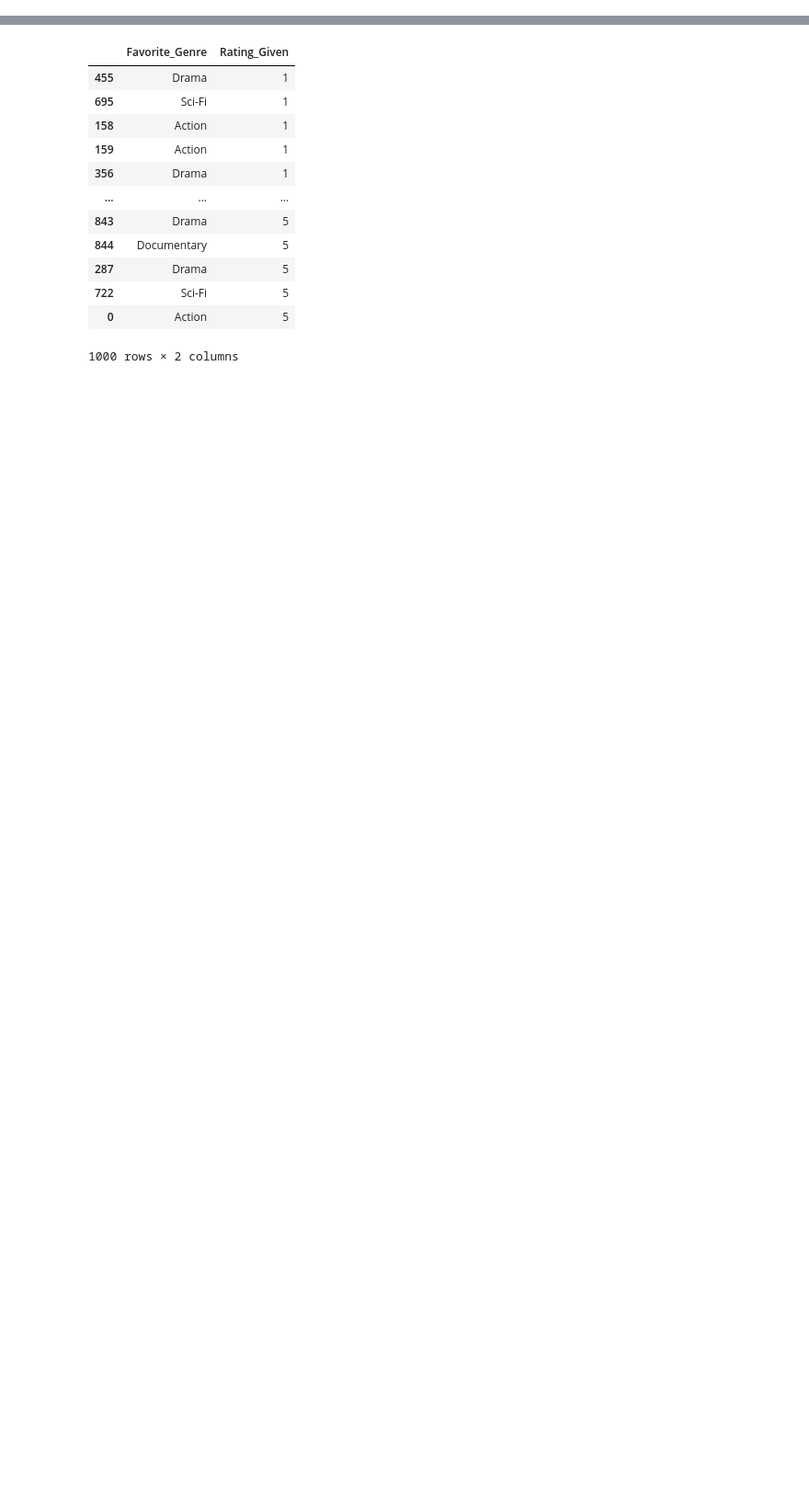
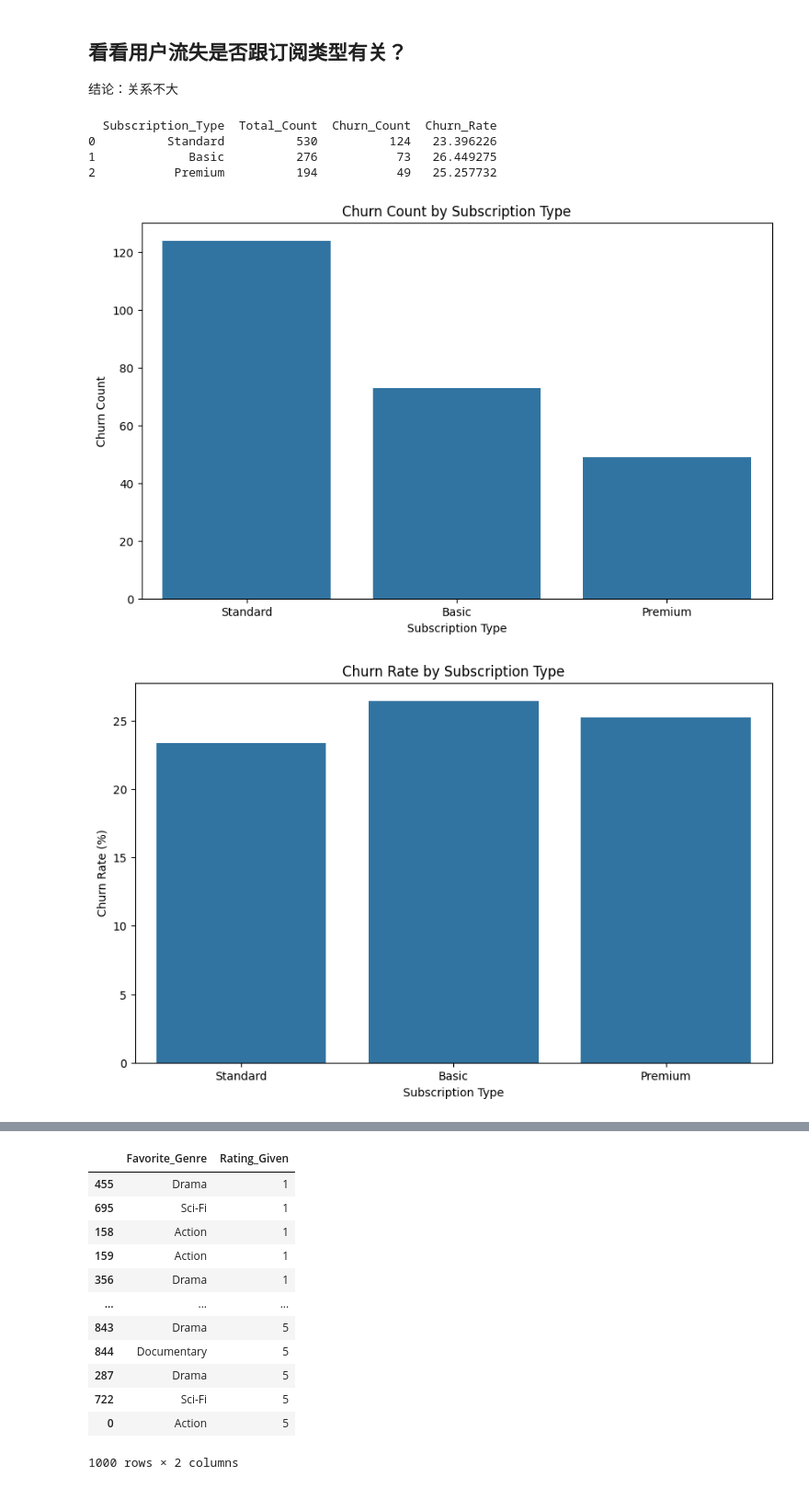
Before and after one commit to EvaW01/schulich_data_science_Xinyue-Wang, a Jupyter notebook: MBAN6110/MBAN A1.ipynb, the cells around one changed output, grey strips where cells are left out. Shown at 92% size. Cells and saved outputs as stored; diff of their text form; code cells hidden in the pictures; blank space fills up the shorter version.

```diff
--- a/MBAN6110/MBAN A1.ipynb
+++ b/MBAN6110/MBAN A1.ipynb
@@ -92,0 +288,46 @@ df[['Devices_Used','Rating_Given']].sort_values('Rating_Given', ascending=True)
+# %% [markdown]
+## 看看用户流失是否跟订阅类型有关？
+结论：关系不大
+# %%
+# 计算每个订阅类型的总数和流失用户数量
+subscription_counts = df_clean['Subscription_Type'].value_counts()
+churn_counts = df_clean[df_clean['Churned'] == 1]['Subscription_Type'].value_counts()
+
+# 确保 churn_counts 中包含所有的订阅类型
+churn_counts = churn_counts.reindex(subscription_counts.index, fill_value=0)
+
+# 转换为 DataFrame 方便展示
+churn_counts_df = churn_counts.reset_index()
+churn_counts_df.columns = ['Subscription_Type', 'Churn_Count']
+
+total_counts_df = subscription_counts.reset_index()
+total_counts_df.columns = ['Subscription_Type', 'Total_Count']
+
+combined_df = pd.merge(total_counts_df, churn_counts_df, on='Subscription_Type')
+combined_df['Churn_Rate'] = (combined_df['Churn_Count'] / combined_df['Total_Count']) * 100
+
+print(combined_df)
+
+
+# 可视化退订用户数量
+plt.figure(figsize=(10, 6))
+sns.barplot(x='Subscription_Type', y='Churn_Count', data=combined_df)
+plt.title('Churn Count by Subscription Type')
+plt.xlabel('Subscription Type')
+plt.ylabel('Churn Count')
+plt.show()
+
+# 可视化退订率
+plt.figure(figsize=(10, 6))
+sns.barplot(x='Subscription_Type', y='Churn_Rate', data=combined_df)
+plt.title('Churn Rate by Subscription Type')
+plt.xlabel('Subscription Type')
+plt.ylabel('Churn Rate (%)')
+plt.show()
+# %% [output]
+  Subscription_Type  Total_Count  Churn_Count  Churn_Rate
+0          Standard          530          124   23.396226
+1             Basic          276           73   26.449275
+2           Premium          194           49   25.257732
+[figure, added]
+[figure, added]
```
Also changed, not shown: parts of 46 cells of this notebook, 2 other files.
